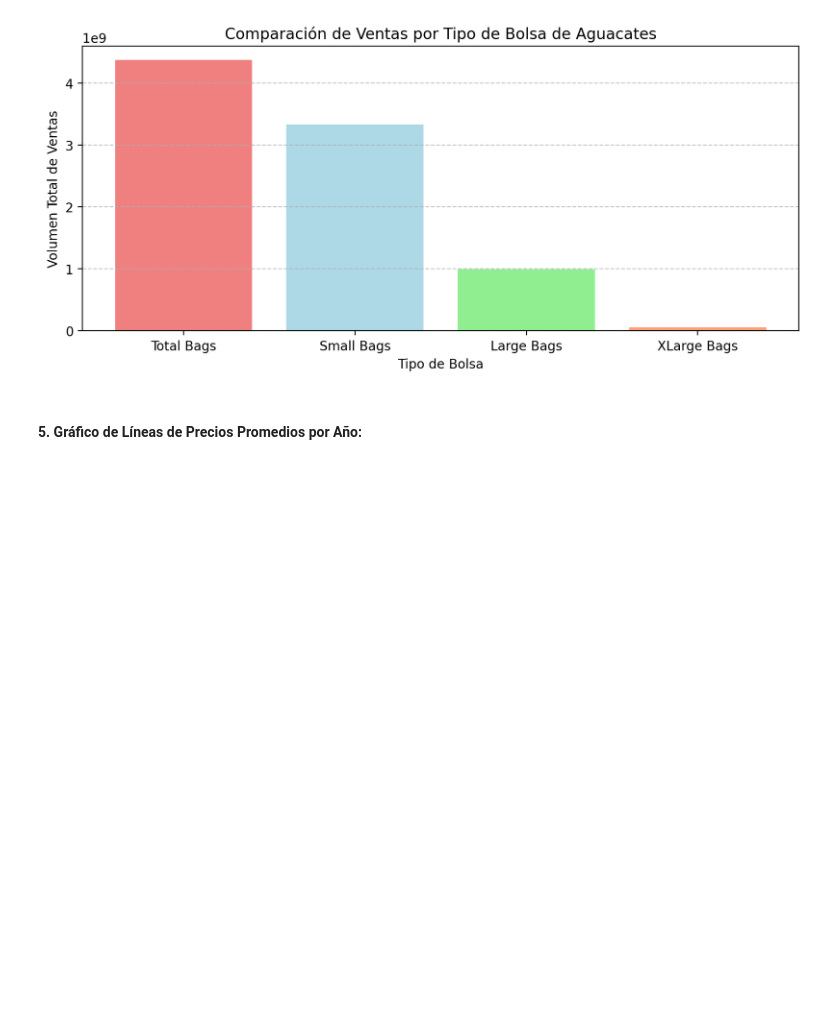
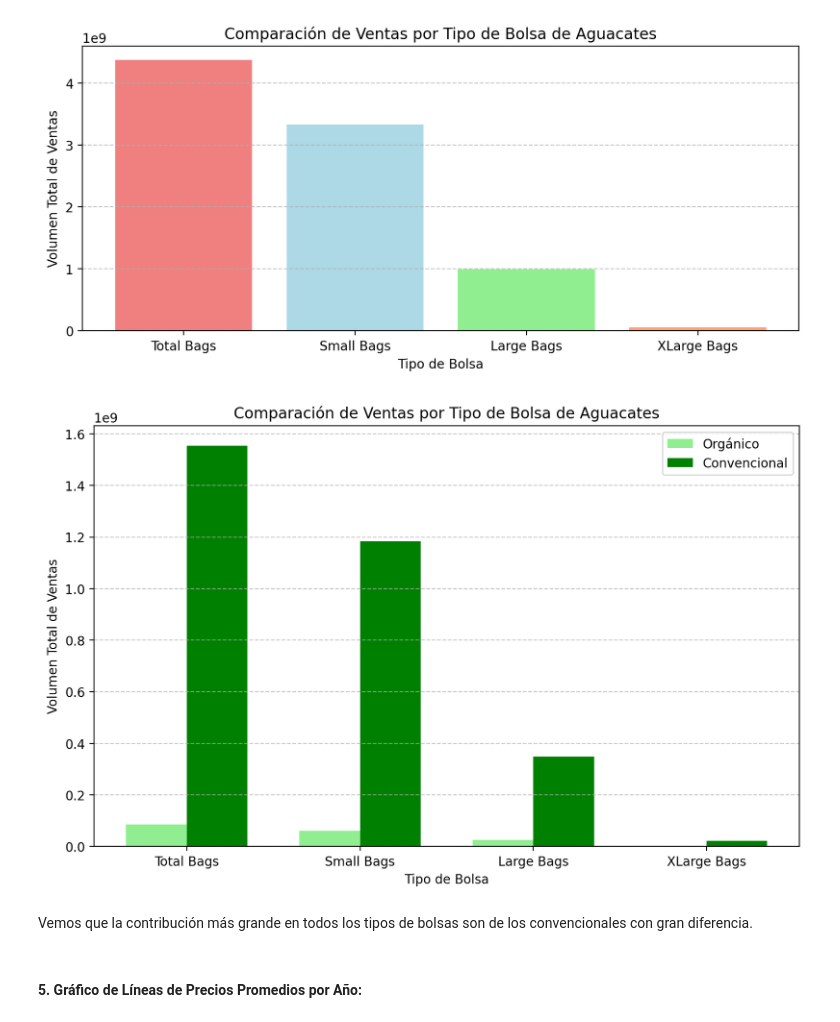
Before and after one commit to albagd77/MAGic-Avocado-TP1, a Jupyter notebook: 02_graficos_para_visualizacion.ipynb, the cells around one changed output. Saved outputs shown, nothing was run; the diff lists cells and outputs as text; code cells hidden in the pictures; blank space fills up the shorter version.

Commit message:
Retoques en 02 y 04 para añadir cosas al Readme

```diff
--- a/02_graficos_para_visualizacion.ipynb
+++ b/02_graficos_para_visualizacion.ipynb
@@ -250,6 +250,52 @@ plt.grid(axis='y', linestyle='--', alpha=0.7)
 plt.show()
 # %% [output]
 [figure]
+# %%
+#Vamos a hacer el mismo estudio pero para cada tipo de aguacate para ver qué contribución tienen cada uno en el total
+df_conv=greater_regions_dcha[['Total Bags', 'Small Bags','Large Bags','XLarge Bags', 'Total Volume']]
+df_org=greater_regions_izda[['Total Bags', 'Small Bags','Large Bags','XLarge Bags','Total Volume']]
+# %%
+# Sumo las ventas de cada tipo de bolsa
+total_bags_conv = df_conv['Total Bags'].sum()
+small_bags_conv = df_conv['Small Bags'].sum()
+large_bags_conv = df_conv['Large Bags'].sum()
+xlarge_bags_conv = df_conv['XLarge Bags'].sum()
+
+total_bags_org= df_org['Total Bags'].sum()
+small_bags_org = df_org['Small Bags'].sum()
+large_bags_org= df_org['Large Bags'].sum()
+xlarge_bags_org = df_org['XLarge Bags'].sum()
+
+# Creo una lista con los valores y etiquetas
+bags_types = ['Total Bags', 'Small Bags', 'Large Bags', 'XLarge Bags']
+bags_sales_conv = [total_bags_conv, small_bags_conv, large_bags_conv, xlarge_bags_conv]
+bags_sales_org = [total_bags_org, small_bags_org, large_bags_org, xlarge_bags_org]
+
+# Definir el ancho de las barras y la posición de cada grupo de barras
+bar_width = 0.35
+index = np.arange(len(bags_types))
+
+# Configurar el tamaño del gráfico
+plt.figure(figsize=(10, 6))
+
+# Crear las barras para ventas orgánicas y convencionales con desplazamiento
+plt.bar(index - bar_width / 2, bags_sales_org, bar_width, color='lightgreen', label='Orgánico')
+plt.bar(index + bar_width / 2, bags_sales_conv, bar_width, color='green', label='Convencional')
+
+# Configuración adicional del gráfico
+plt.title('Comparación de Ventas por Tipo de Bolsa de Aguacates')
+plt.xlabel('Tipo de Bolsa')
+plt.ylabel('Volumen Total de Ventas')
+plt.xticks(index, bags_types)  # Etiquetas en el eje X
+plt.legend()
+plt.grid(axis='y', linestyle='--', alpha=0.7)
+
+# Mostrar el gráfico
+plt.show()
+# %% [output]
+[figure, added]
+# %% [markdown]
+Vemos que la contribución más grande en todos los tipos de bolsas son de los convencionales con gran diferencia.
 # %% [markdown]
 #### 5. **Gráfico de Líneas de Precios Promedios por Año:**
 # %% [markdown]
```
Also changed, not shown: parts of 1 cell of this notebook, 1 other file.
